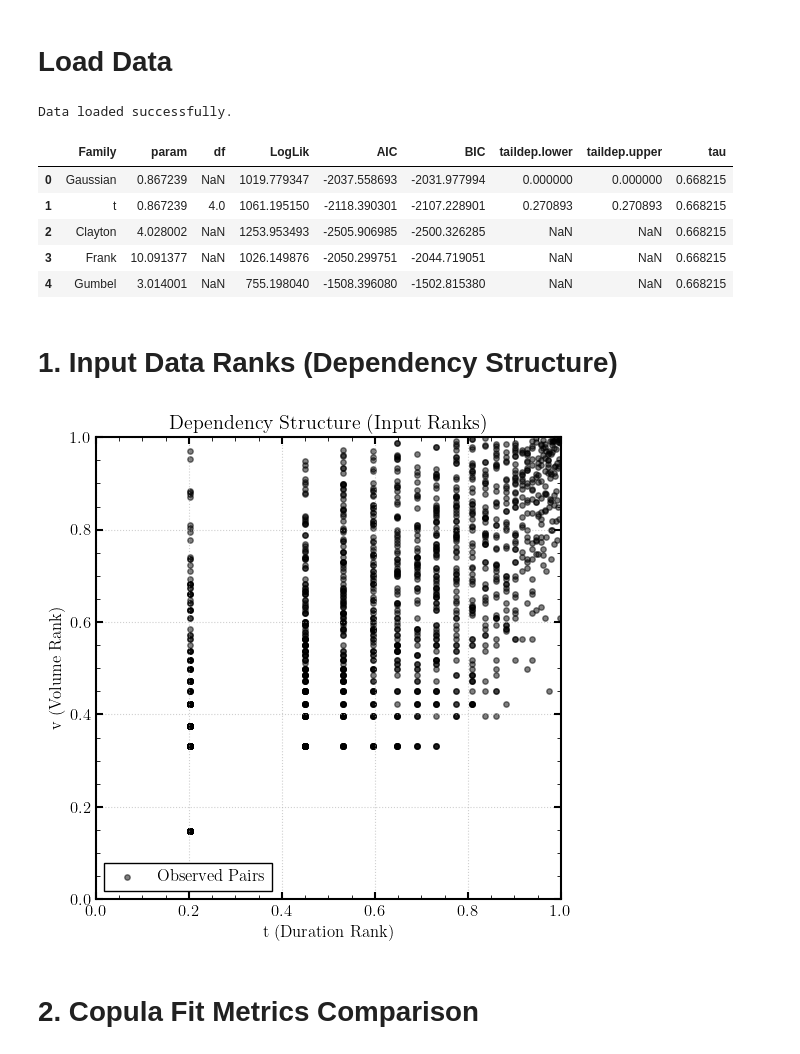
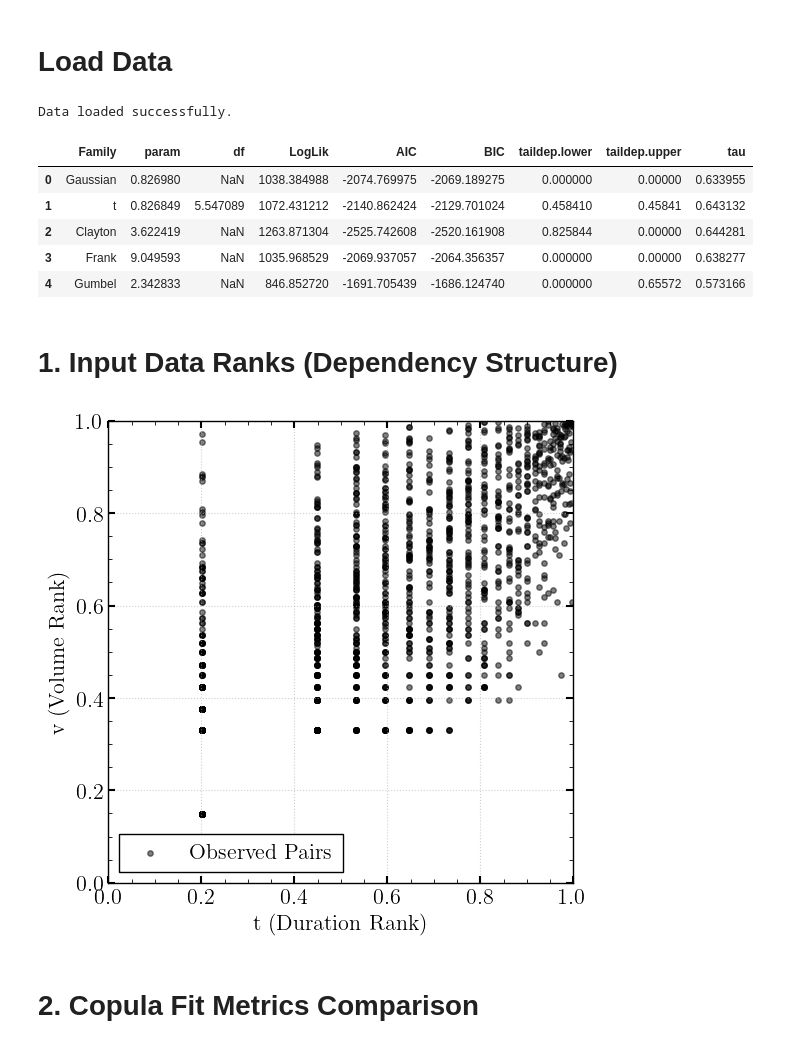
Before and after one commit to abdelrahmanaltawil/publications-implementation, a Jupyter notebook: Dependency Structure of Rainfall Events in Runoff Modeling Using Copulas/notebooks/02_copula_fitting_plotting.ipynb, the cells around one changed output. Drawn from its saved outputs; the diff is of its cells as text; code cells hidden in the pictures.

```diff
--- a/Dependency Structure of Rainfall Events in Runoff Modeling Using Copulas/notebooks/02_copula_fitting_plotting.ipynb
+++ b/Dependency Structure of Rainfall Events in Runoff Modeling Using Copulas/notebooks/02_copula_fitting_plotting.ipynb
@@ -51,7 +9,8 @@ plt.rcParams['axes.prop_cycle'] = plt.cycler(color=["#000000", "#B4B4B4", "#7B72
 # %% [markdown]
 # Load Data
 # %%
-data_path = "../data/results/HAMILTON RBG CS - 6153301 -- 20251221_164139 -- 9602/02_copula fitting/"
+data_path = "../data/results/MULTI-STATIONS -- 20251223_042417 -- ed4d/HAMILTON RBG CS - 6153301/02_copula_fitting/"
+save_path = "../data/results/plots/"
 
 df_ranks = pd.read_csv(data_path + "01_input_ranks.csv")
 df_metrics = pd.read_csv(data_path + "02_copula_fit_metrics.csv")
@@ -70,26 +29,27 @@ display(df_metrics)
 # %% [output]
 Data loaded successfully.
 |  | Family | param | df | LogLik | AIC | BIC | taildep.lower | taildep.upper | tau |
-| 0 | Gaussian | 0.867239 | NaN | 1019.779347 | -2037.558693 | -2031.977994 | 0.000000 | 0.000000 | 0.668215 |
-| 1 | t | 0.867239 | 4.0 | 1061.195150 | -2118.390301 | -2107.228901 | 0.270893 | 0.270893 | 0.668215 |
-| 2 | Clayton | 4.028002 | NaN | 1253.953493 | -2505.906985 | -2500.326285 | NaN | NaN | 0.668215 |
-| 3 | Frank | 10.091377 | NaN | 1026.149876 | -2050.299751 | -2044.719051 | NaN | NaN | 0.668215 |
-| 4 | Gumbel | 3.014001 | NaN | 755.198040 | -1508.396080 | -1502.815380 | NaN | NaN | 0.668215 |
+| 0 | Gaussian | 0.826980 | NaN | 1038.384988 | -2074.769975 | -2069.189275 | 0.000000 | 0.00000 | 0.633955 |
+| 1 | t | 0.826849 | 5.547089 | 1072.431212 | -2140.862424 | -2129.701024 | 0.458410 | 0.45841 | 0.643132 |
+| 2 | Clayton | 3.622419 | NaN | 1263.871304 | -2525.742608 | -2520.161908 | 0.825844 | 0.00000 | 0.644281 |
+| 3 | Frank | 9.049593 | NaN | 1035.968529 | -2069.937057 | -2064.356357 | 0.000000 | 0.00000 | 0.638277 |
+| 4 | Gumbel | 2.342833 | NaN | 846.852720 | -1691.705439 | -1686.124740 | 0.000000 | 0.65572 | 0.573166 |
 # %% [markdown]
 # 1. Input Data Ranks (Dependency Structure)
 # %%
 plt.figure(figsize=(6, 6))
 plt.scatter(df_ranks['u_duration'], df_ranks['v_volume'], alpha=0.5, s=15, color='black', label='Observed Pairs')
 plt.xlabel('t (Duration Rank)')
 plt.ylabel('v (Volume Rank)')
-plt.title('Dependency Structure (Input Ranks)')
+# plt.title('Dependency Structure (Input Ranks)')
 plt.xlim(0, 1)
 plt.ylim(0, 1)
 plt.legend()
 plt.grid(True, linestyle=':', alpha=0.6)
+plt.savefig(save_path+"rank.pdf", bbox_inches='tight')
 plt.show()
 # %% [output]
-[figure, old version]
+[figure, new version]
 # %% [markdown]
 # 2. Copula Fit Metrics Comparison
 # %%
```
Also changed, not shown: parts of 4 cells of this notebook, 26 other files.
